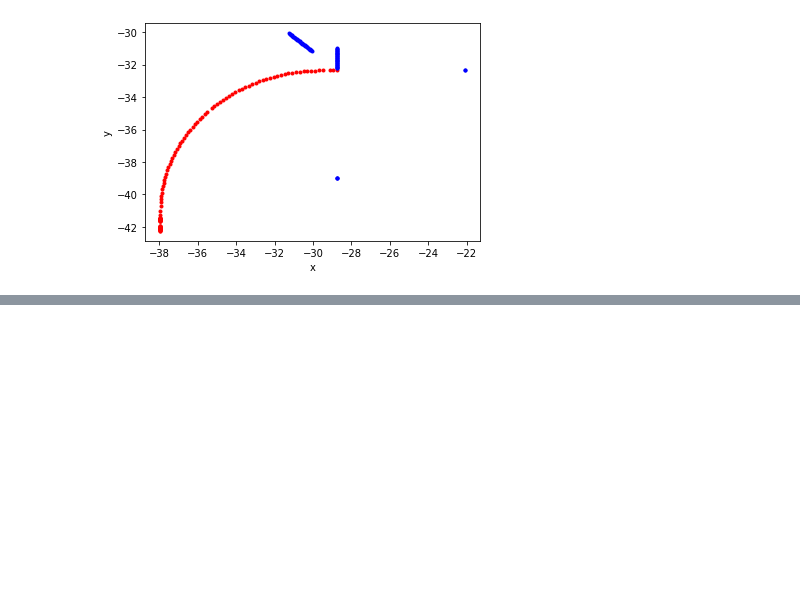
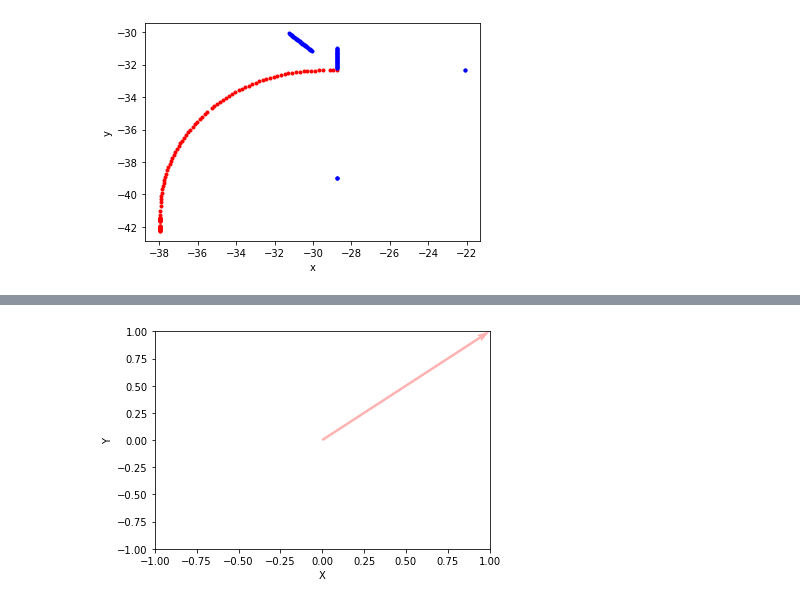
Before and after one commit to wahihihi/prediction, a Jupyter notebook: prediction/src/hdmap/data/opendrive_data.ipynb, the cells around one changed output, grey strips where cells are left out. Saved outputs shown, nothing was run; the diff lists cells and outputs as text; code cells hidden in the pictures; blank space fills up the shorter version.

```diff
--- a/prediction/src/hdmap/data/opendrive_data.ipynb
+++ b/prediction/src/hdmap/data/opendrive_data.ipynb
@@ -410,0 +378,15 @@ plt.plot(center_xpoints, center_ypoints,".",c='r')
+# %%
+import pandas as pd
+import numpy as np
+import matplotlib.pyplot as plt
+import math
+
+ax = plt.axes()
+ax.quiver(0,0,1,1,color=(1, 0, 0, 0.3),angles='xy', scale_units='xy', scale=1)
+ax.set_xlabel('X')
+ax.set_ylabel('Y')
+ax.set_xlim(-1, 1)
+ax.set_ylim(-1, 1)
+plt.show()
+# %% [output]
+[figure, added]
```
Also changed, not shown: parts of 4 cells of this notebook, 12 other files.
